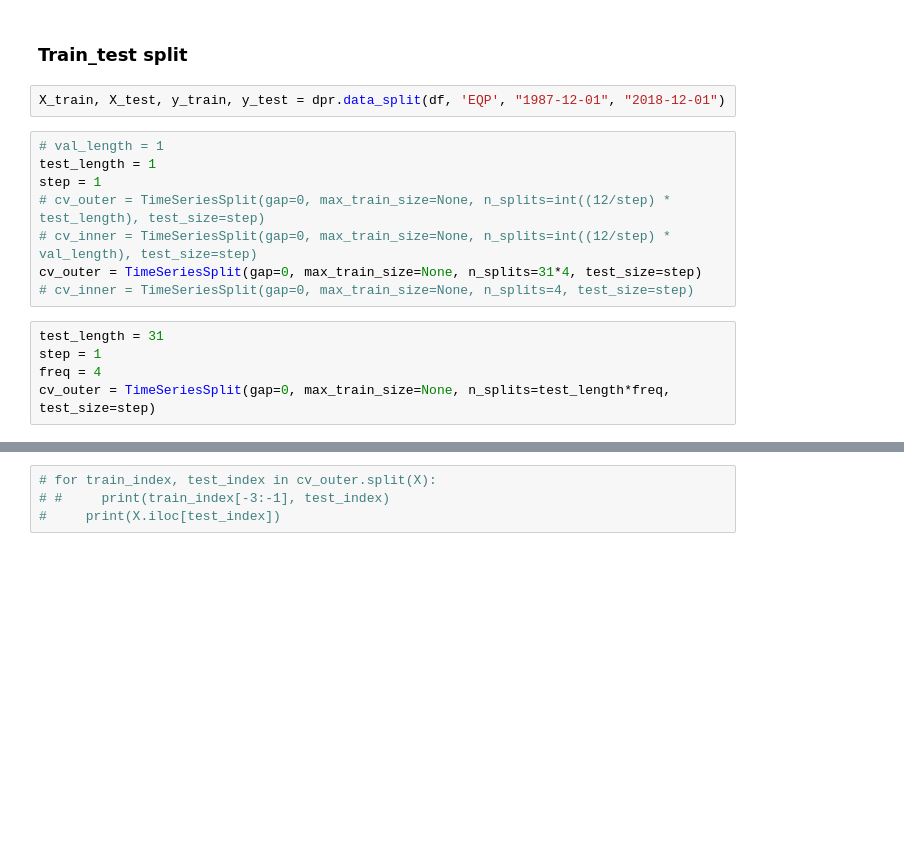
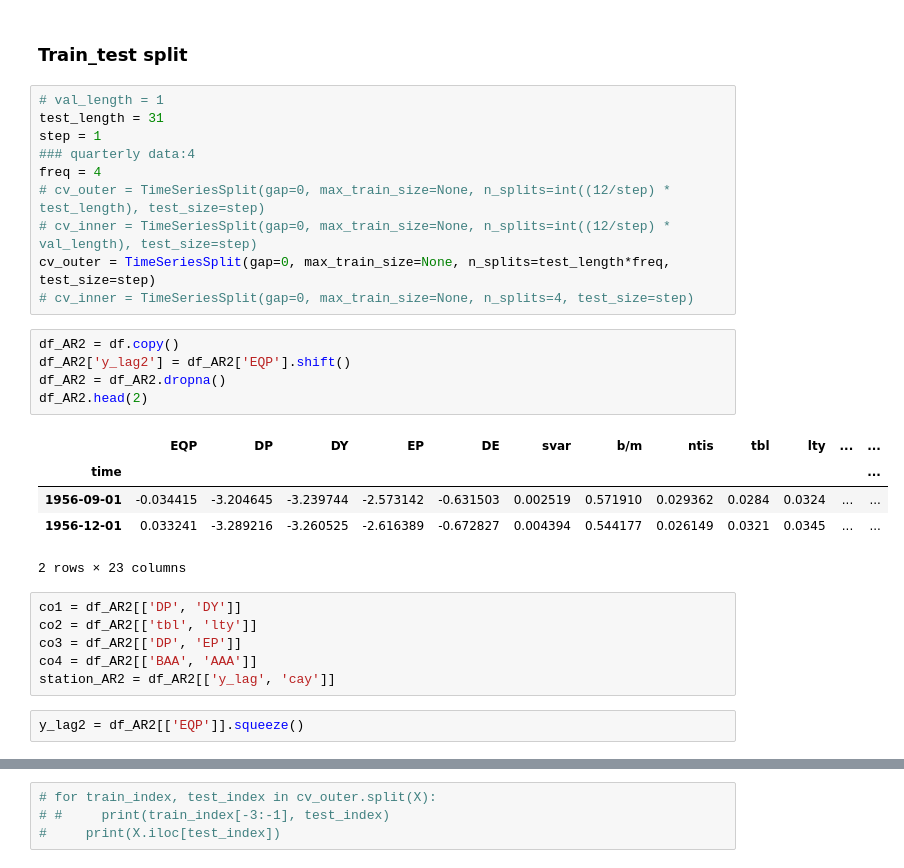
Before and after one commit to fatjudy/Nonlinear-Models-in-Time-Series-Analysis, a Jupyter notebook: Nonlinear Model Estimation.ipynb, the cells around one changed output, grey strips where cells are left out. Cells and saved outputs as stored; diff of their text form; blank space fills up the shorter version.

```diff
--- a/Nonlinear Model Estimation.ipynb
+++ b/Nonlinear Model Estimation.ipynb
@@ -457,18 +426,32 @@ results_Taylor
 ### GridSearch and CrossValidation
 # %% [markdown]
 ### Train_test split
-# %%
-X_train, X_test, y_train, y_test = dpr.data_split(df, 'EQP', "1987-12-01", "2018-12-01")
 # %%
 # val_length = 1
-test_length = 1
+test_length = 31
 step = 1
+### quarterly data:4
+freq = 4
 # cv_outer = TimeSeriesSplit(gap=0, max_train_size=None, n_splits=int((12/step) * test_length), test_size=step)
 # cv_inner = TimeSeriesSplit(gap=0, max_train_size=None, n_splits=int((12/step) * val_length), test_size=step)
-cv_outer = TimeSeriesSplit(gap=0, max_train_size=None, n_splits=31*4, test_size=step)
+cv_outer = TimeSeriesSplit(gap=0, max_train_size=None, n_splits=test_length*freq, test_size=step)
 # cv_inner = TimeSeriesSplit(gap=0, max_train_size=None, n_splits=4, test_size=step)
-# %%
-test_length = 31
-step = 1
-freq = 4
-cv_outer = TimeSeriesSplit(gap=0, max_train_size=None, n_splits=test_length*freq, test_size=step)
+# %%
+df_AR2 = df.copy()
+df_AR2['y_lag2'] = df_AR2['EQP'].shift()
+df_AR2 = df_AR2.dropna()
+df_AR2.head(2)
+# %% [output]
+|  | EQP | DP | DY | EP | DE | svar | b/m | ntis | tbl | lty | ... | ... |
+| time |  |  |  |  |  |  |  |  |  |  |  | ... |
+| 1956-09-01 | -0.034415 | -3.204645 | -3.239744 | -2.573142 | -0.631503 | 0.002519 | 0.571910 | 0.029362 | 0.0284 | 0.0324 | ... | ... |
+| 1956-12-01 | 0.033241 | -3.289216 | -3.260525 | -2.616389 | -0.672827 | 0.004394 | 0.544177 | 0.026149 | 0.0321 | 0.0345 | ... | ... |
+2 rows × 23 columns
+# %%
+co1 = df_AR2[['DP', 'DY']]
+co2 = df_AR2[['tbl', 'lty']]
+co3 = df_AR2[['DP', 'EP']]
+co4 = df_AR2[['BAA', 'AAA']]
+station_AR2 = df_AR2[['y_lag', 'cay']]
+# %%
+y_lag2 = df_AR2[['EQP']].squeeze()
```
Also changed, not shown: parts of 31 cells of this notebook, 8 other files.
